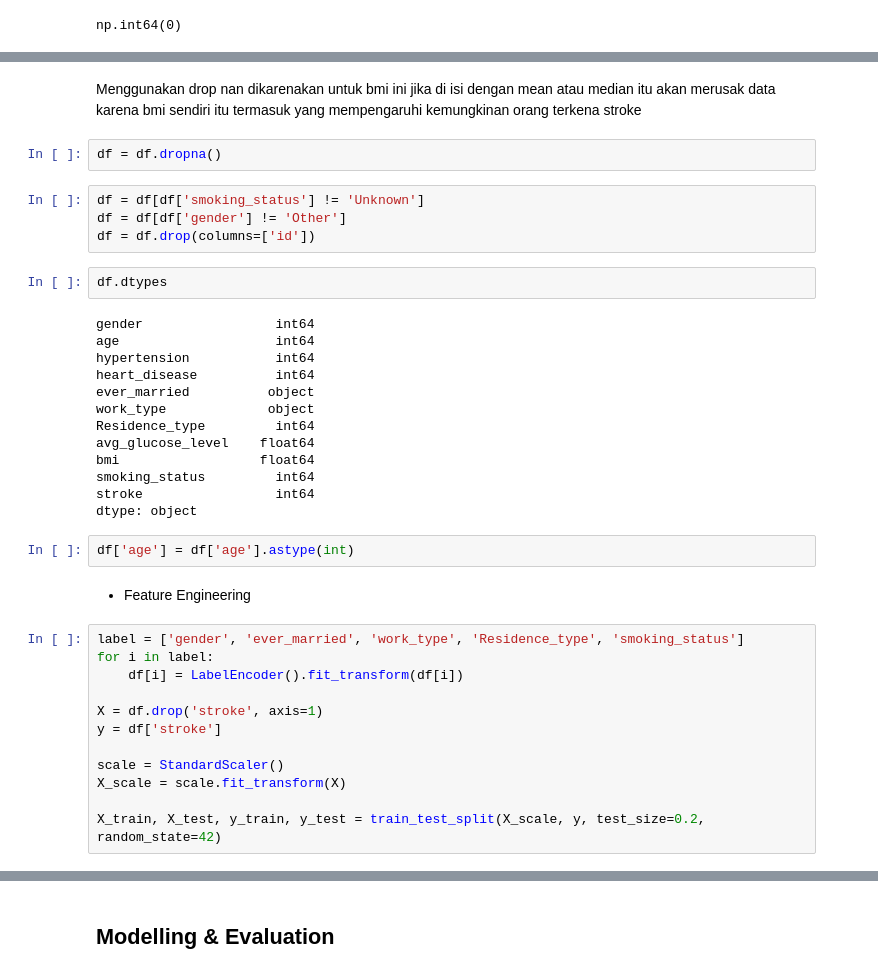
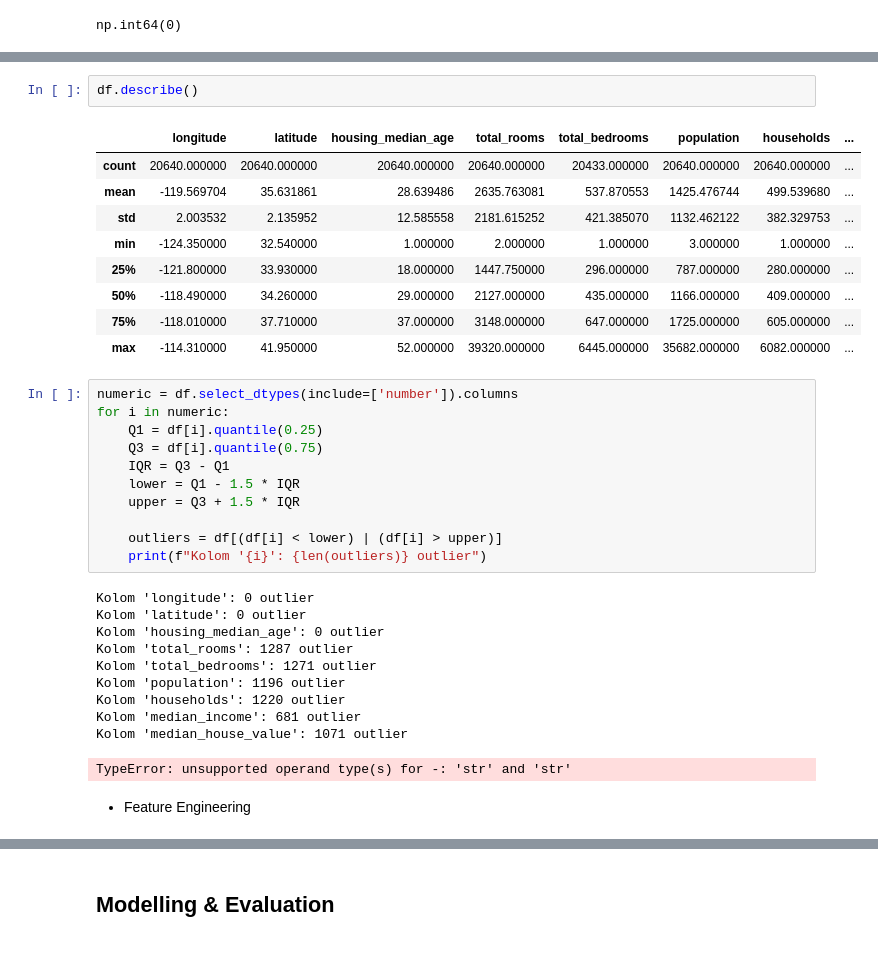
Before and after one commit to RizkyMlana/ML-PredictNumerical, a Jupyter notebook: notebooks/model.ipynb, the cells around one changed output, grey strips where cells are left out. Saved outputs shown, nothing was run; the diff lists cells and outputs as text.

```diff
--- a/notebooks/model.ipynb
+++ b/notebooks/model.ipynb
@@ -51,40 +50,37 @@ stroke                 0
 dtype: int64
-# %% [markdown]
-Menggunakan drop nan dikarenakan untuk bmi ini jika di isi dengan mean atau median itu akan merusak data karena bmi sendiri itu termasuk yang mempengaruhi kemungkinan orang terkena stroke
-# %%
-df = df.dropna()
-# %%
-df = df[df['smoking_status'] != 'Unknown']
-df = df[df['gender'] != 'Other']
-df = df.drop(columns=['id'])
-# %%
-df.dtypes
-# %% [output]
-gender                 int64
-age                    int64
-hypertension           int64
-heart_disease          int64
-ever_married          object
-work_type             object
-Residence_type         int64
-avg_glucose_level    float64
-bmi                  float64
-smoking_status         int64
-stroke                 int64
-dtype: object
-# %%
-df['age'] = df['age'].astype(int)
+# %%
+df.describe()
+# %% [output]
+|  | longitude | latitude | housing_median_age | total_rooms | total_bedrooms | population | households | ... |
+| count | 20640.000000 | 20640.000000 | 20640.000000 | 20640.000000 | 20433.000000 | 20640.000000 | 20640.000000 | ... |
+| mean | -119.569704 | 35.631861 | 28.639486 | 2635.763081 | 537.870553 | 1425.476744 | 499.539680 | ... |
+| std | 2.003532 | 2.135952 | 12.585558 | 2181.615252 | 421.385070 | 1132.462122 | 382.329753 | ... |
+| min | -124.350000 | 32.540000 | 1.000000 | 2.000000 | 1.000000 | 3.000000 | 1.000000 | ... |
+| 25% | -121.800000 | 33.930000 | 18.000000 | 1447.750000 | 296.000000 | 787.000000 | 280.000000 | ... |
+| 50% | -118.490000 | 34.260000 | 29.000000 | 2127.000000 | 435.000000 | 1166.000000 | 409.000000 | ... |
+| 75% | -118.010000 | 37.710000 | 37.000000 | 3148.000000 | 647.000000 | 1725.000000 | 605.000000 | ... |
+| max | -114.310000 | 41.950000 | 52.000000 | 39320.000000 | 6445.000000 | 35682.000000 | 6082.000000 | ... |
+# %%
+numeric = df.select_dtypes(include=['number']).columns
+for i in numeric:
+    Q1 = df[i].quantile(0.25)
+    Q3 = df[i].quantile(0.75)
+    IQR = Q3 - Q1
+    lower = Q1 - 1.5 * IQR
+    upper = Q3 + 1.5 * IQR
+
+    outliers = df[(df[i] < lower) | (df[i] > upper)]
+    print(f"Kolom '{i}': {len(outliers)} outlier")
+# %% [output]
+Kolom 'longitude': 0 outlier
+Kolom 'latitude': 0 outlier
+Kolom 'housing_median_age': 0 outlier
+Kolom 'total_rooms': 1287 outlier
+Kolom 'total_bedrooms': 1271 outlier
+Kolom 'population': 1196 outlier
+Kolom 'households': 1220 outlier
+Kolom 'median_income': 681 outlier
+Kolom 'median_house_value': 1071 outlier
+TypeError: unsupported operand type(s) for -: 'str' and 'str'
 # %% [markdown]
 - Feature Engineering
-# %%
-label = ['gender', 'ever_married', 'work_type', 'Residence_type', 'smoking_status']
-for i in label:
-    df[i] = LabelEncoder().fit_transform(df[i])
-
-X = df.drop('stroke', axis=1)
-y = df['stroke']
-
-scale = StandardScaler()
-X_scale = scale.fit_transform(X)
-
-X_train, X_test, y_train, y_test = train_test_split(X_scale, y, test_size=0.2, random_state=42)
```
Also changed, not shown: parts of 8 cells of this notebook, 2 other files.
